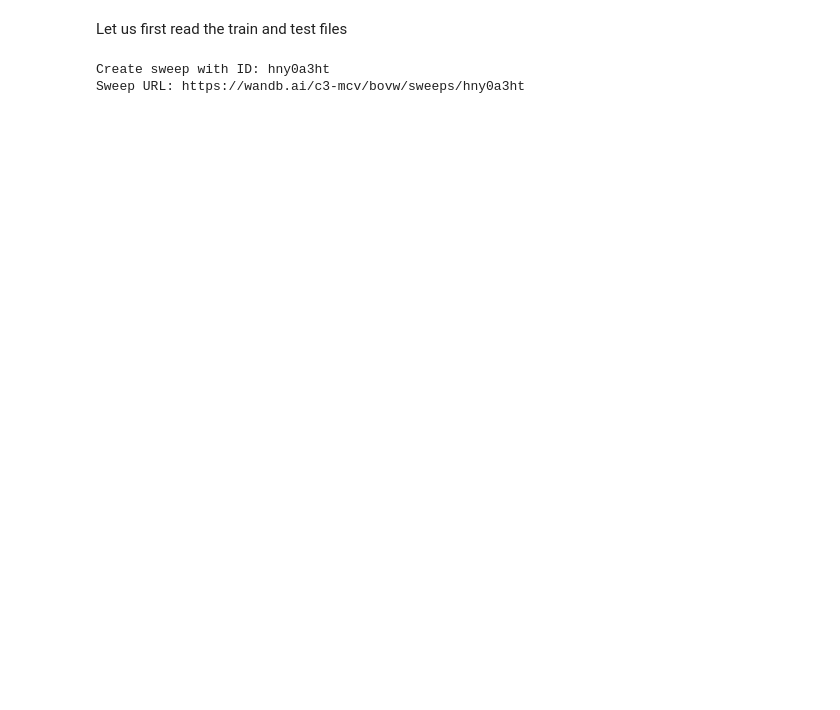
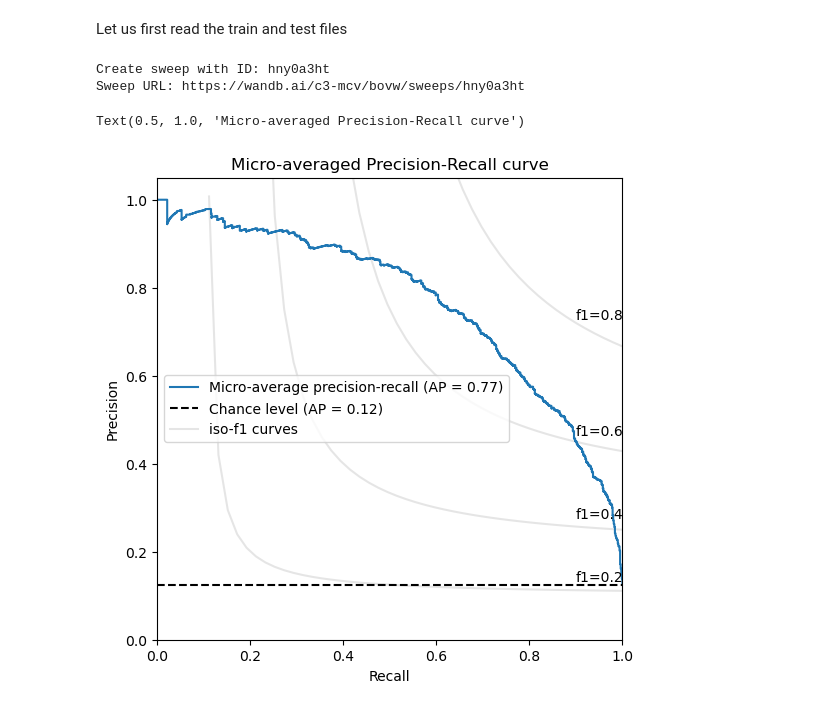
Before and after one commit to MCV-C3/project23-24-08, a Jupyter notebook: Task1/BagofVisualWords.ipynb, the cells around one changed output. Cells and saved outputs as stored; diff of their text form; code cells hidden in the pictures; blank space fills up the shorter version.

Commit message:
plots added

```diff
--- a/Task1/BagofVisualWords.ipynb
+++ b/Task1/BagofVisualWords.ipynb
@@ -511,3 +498,57 @@ plt.figure(figsize=(8,4))
 plt.bar(unique, counts, color=colors)
 plt.title('Number of images per class test')
 plt.show()
+# %%
+# https://scikit-learn.org/stable/auto_examples/model_selection/plot_precision_recall.html#sphx-glr-auto-examples-model-selection-plot-precision-recall-py
+from sklearn.metrics import average_precision_score, precision_recall_curve
+from sklearn.metrics import PrecisionRecallDisplay
+
+y_onehot_test = LabelBinarizer().fit_transform(bovw.test_dataset['labels'])
+n_classes = y_onehot_test.shape[1]
+
+# For each class
+precision = dict()
+recall = dict()
+average_precision = dict()
+for i in range(n_classes):
+    precision[i], recall[i], _ = precision_recall_curve(y_onehot_test[:, i], y_score[:, i])
+    average_precision[i] = average_precision_score(y_onehot_test[:, i], y_score[:, i])
+
+# A "micro-average": quantifying score on all classes jointly
+precision["micro"], recall["micro"], _ = precision_recall_curve(
+    y_onehot_test.ravel(), y_score.ravel()
+)
+average_precision["micro"] = average_precision_score(y_onehot_test, y_score, average="micro")
+
+from collections import Counter
+
+_, ax = plt.subplots(figsize=(6, 6))
+
+f_scores = np.linspace(0.2, 0.8, num=4)
+lines, labels = [], []
+for f_score in f_scores:
+    x = np.linspace(0.01, 1)
+    y = f_score * x / (2 * x - f_score)
+    (l,) = plt.plot(x[y >= 0], y[y >= 0], color="gray", alpha=0.2)
+    plt.annotate("f1={0:0.1f}".format(f_score), xy=(0.9, y[45] + 0.02))
+
+display = PrecisionRecallDisplay(
+    recall=recall["micro"],
+    precision=precision["micro"],
+    average_precision=average_precision["micro"],
+    prevalence_pos_label=Counter(y_onehot_test.ravel())[1] / y_onehot_test.size,
+)
+display.plot(ax=ax, name="Micro-average precision-recall", plot_chance_level=True)
+
+# add the legend for the iso-f1 curves
+handles, labels = display.ax_.get_legend_handles_labels()
+handles.extend([l])
+labels.extend(["iso-f1 curves"])
+# set the legend and the axes
+ax.set_xlim([0.0, 1.0])
+ax.set_ylim([0.0, 1.05])
+ax.legend(handles=handles, labels=labels, loc="best")
+ax.set_title("Micro-averaged Precision-Recall curve")
+# %% [output]
+Text(0.5, 1.0, 'Micro-averaged Precision-Recall curve')
+[figure, added]
```
Also changed, not shown: parts of 5 cells of this notebook.
